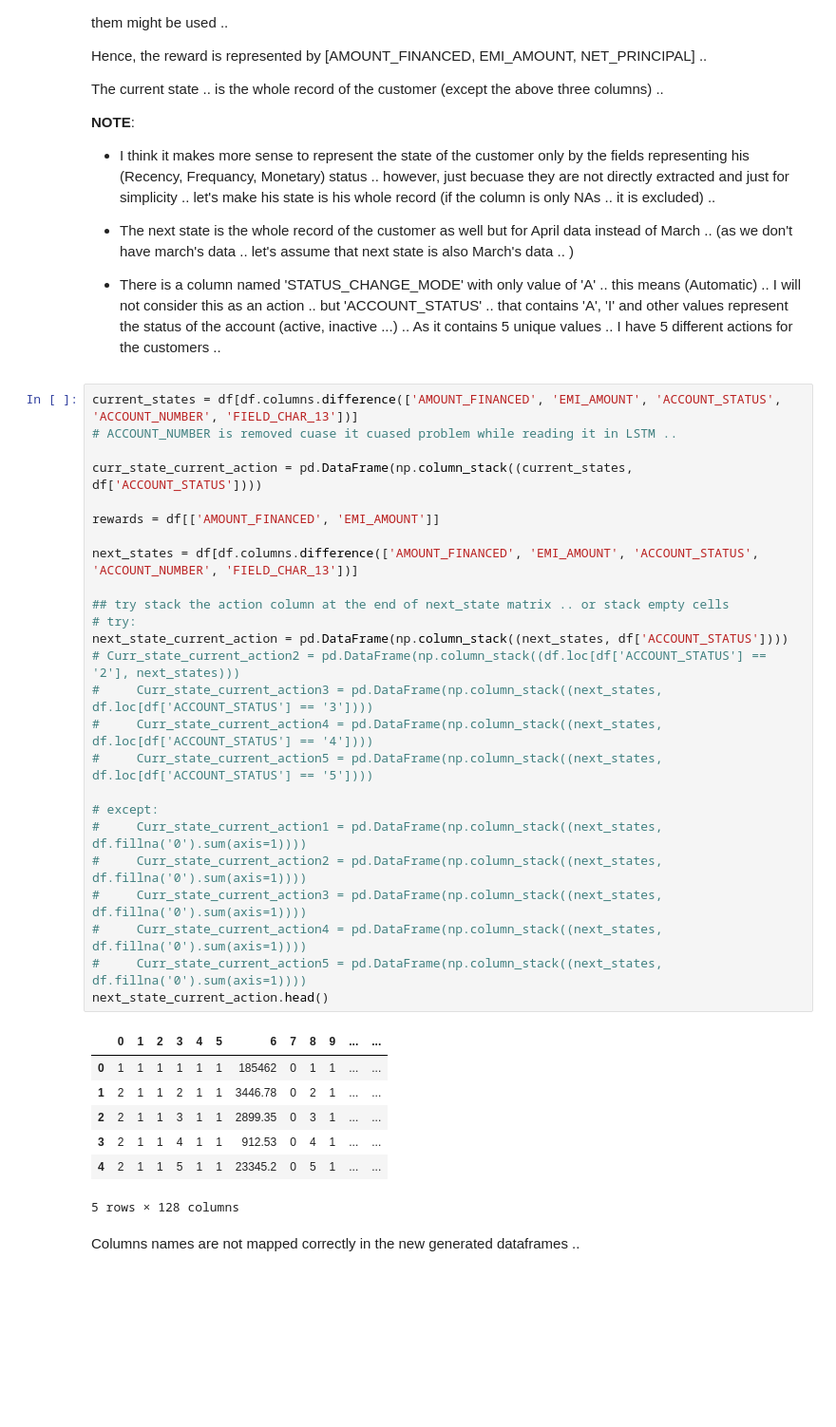
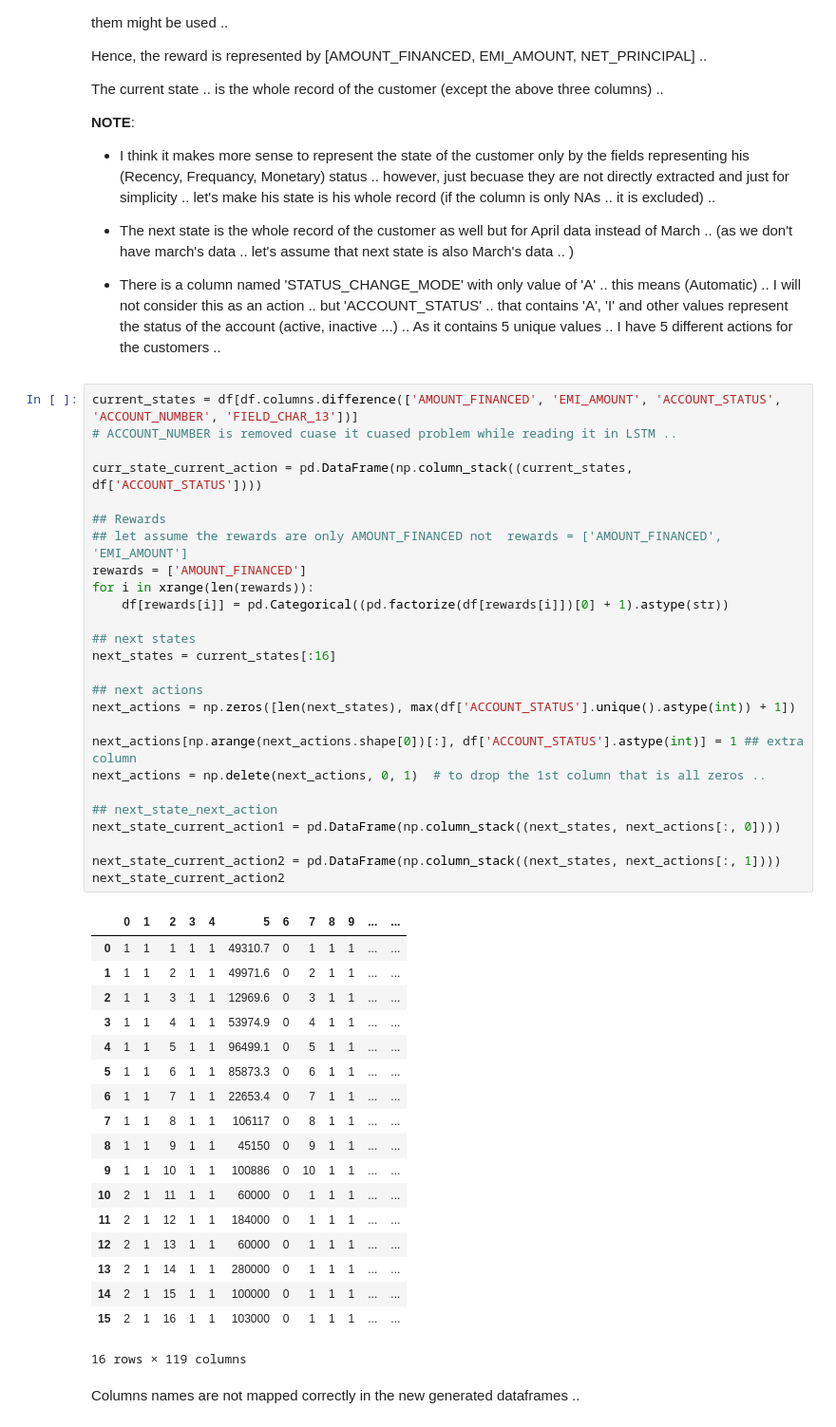
Before and after one commit to EAboelhamd/Myown_DeepLearning_Practice, a Jupyter notebook: PhD/DQN_CLV.ipynb, the cells around one changed output. Shown at 95% size. Drawn from its saved outputs; the diff is of its cells as text; blank space fills up the shorter version.

```diff
--- a/PhD/DQN_CLV.ipynb
+++ b/PhD/DQN_CLV.ipynb
@@ -627,39 +610,51 @@ __NOTE__:
 - The next state is the whole record of the customer as well but for April data instead of March .. (as we don't have march's data .. let's assume that next state is also March's data .. )
 
 - There is a column named 'STATUS_CHANGE_MODE' with only value of 'A' .. this means (Automatic) .. I will not consider this as an action .. but 'ACCOUNT_STATUS' .. that contains 'A', 'I' and other values represent the status of the account (active, inactive ...) .. As it contains 5 unique values .. I have 5 different actions for the customers ..
-# %%
-current_states = df[df.columns.difference(['AMOUNT_FINANCED', 'EMI_AMOUNT', 'ACCOUNT_STATUS', 'ACCOUNT_NUMBER', 'FIELD_CHAR_13'])]
-# ACCOUNT_NUMBER is removed cuase it cuased problem while reading it in LSTM ..
-
-curr_state_current_action = pd.DataFrame(np.column_stack((current_states, df['ACCOUNT_STATUS'])))
-
-rewards = df[['AMOUNT_FINANCED', 'EMI_AMOUNT']]
-
-next_states = df[df.columns.difference(['AMOUNT_FINANCED', 'EMI_AMOUNT', 'ACCOUNT_STATUS', 'ACCOUNT_NUMBER', 'FIELD_CHAR_13'])]
-
-## try stack the action column at the end of next_state matrix .. or stack empty cells
-# try:
-next_state_current_action = pd.DataFrame(np.column_stack((next_states, df['ACCOUNT_STATUS'])))
-# Curr_state_current_action2 = pd.DataFrame(np.column_stack((df.loc[df['ACCOUNT_STATUS'] == '2'], next_states)))
-#     Curr_state_current_action3 = pd.DataFrame(np.column_stack((next_states, df.loc[df['ACCOUNT_STATUS'] == '3'])))
-#     Curr_state_current_action4 = pd.DataFrame(np.column_stack((next_states, df.loc[df['ACCOUNT_STATUS'] == '4'])))
-#     Curr_state_current_action5 = pd.DataFrame(np.column_stack((next_states, df.loc[df['ACCOUNT_STATUS'] == '5'])))
-
-# except:
-#     Curr_state_current_action1 = pd.DataFrame(np.column_stack((next_states, df.fillna('0').sum(axis=1))))
-#     Curr_state_current_action2 = pd.DataFrame(np.column_stack((next_states, df.fillna('0').sum(axis=1))))
-#     Curr_state_current_action3 = pd.DataFrame(np.column_stack((next_states, df.fillna('0').sum(axis=1))))
-#     Curr_state_current_action4 = pd.DataFrame(np.column_stack((next_states, df.fillna('0').sum(axis=1))))
-#     Curr_state_current_action5 = pd.DataFrame(np.column_stack((next_states, df.fillna('0').sum(axis=1))))
-next_state_current_action.head()
-# %% [output]
-|  | 0 | 1 | 2 | 3 | 4 | 5 | 6 | 7 | 8 | 9 | ... | ... |
-| 0 | 1 | 1 | 1 | 1 | 1 | 1 | 185462 | 0 | 1 | 1 | ... | ... |
-| 1 | 2 | 1 | 1 | 2 | 1 | 1 | 3446.78 | 0 | 2 | 1 | ... | ... |
-| 2 | 2 | 1 | 1 | 3 | 1 | 1 | 2899.35 | 0 | 3 | 1 | ... | ... |
-| 3 | 2 | 1 | 1 | 4 | 1 | 1 | 912.53 | 0 | 4 | 1 | ... | ... |
-| 4 | 2 | 1 | 1 | 5 | 1 | 1 | 23345.2 | 0 | 5 | 1 | ... | ... |
-5 rows × 128 columns
+# %%
+current_states = df[df.columns.difference(['AMOUNT_FINANCED', 'EMI_AMOUNT', 'ACCOUNT_STATUS', 'ACCOUNT_NUMBER', 'FIELD_CHAR_13'])]
+# ACCOUNT_NUMBER is removed cuase it cuased problem while reading it in LSTM ..
+
+curr_state_current_action = pd.DataFrame(np.column_stack((current_states, df['ACCOUNT_STATUS'])))
+
+## Rewards
+## let assume the rewards are only AMOUNT_FINANCED not  rewards = ['AMOUNT_FINANCED', 'EMI_AMOUNT']
+rewards = ['AMOUNT_FINANCED']
+for i in xrange(len(rewards)):
+    df[rewards[i]] = pd.Categorical((pd.factorize(df[rewards[i]])[0] + 1).astype(str))
+
+## next states
+next_states = current_states[:16]
+
+## next actions
+next_actions = np.zeros([len(next_states), max(df['ACCOUNT_STATUS'].unique().astype(int)) + 1])
+
+next_actions[np.arange(next_actions.shape[0])[:], df['ACCOUNT_STATUS'].astype(int)] = 1 ## extra column
+next_actions = np.delete(next_actions, 0, 1)  # to drop the 1st column that is all zeros ..
+
+## next_state_next_action
+next_state_current_action1 = pd.DataFrame(np.column_stack((next_states, next_actions[:, 0])))
+
+next_state_current_action2 = pd.DataFrame(np.column_stack((next_states, next_actions[:, 1])))
+next_state_current_action2
+# %% [output]
+|  | 0 | 1 | 2 | 3 | 4 | 5 | 6 | 7 | 8 | 9 | ... | ... |
+| 0 | 1 | 1 | 1 | 1 | 1 | 49310.7 | 0 | 1 | 1 | 1 | ... | ... |
+| 1 | 1 | 1 | 2 | 1 | 1 | 49971.6 | 0 | 2 | 1 | 1 | ... | ... |
+| 2 | 1 | 1 | 3 | 1 | 1 | 12969.6 | 0 | 3 | 1 | 1 | ... | ... |
+| 3 | 1 | 1 | 4 | 1 | 1 | 53974.9 | 0 | 4 | 1 | 1 | ... | ... |
+| 4 | 1 | 1 | 5 | 1 | 1 | 96499.1 | 0 | 5 | 1 | 1 | ... | ... |
+| 5 | 1 | 1 | 6 | 1 | 1 | 85873.3 | 0 | 6 | 1 | 1 | ... | ... |
+| 6 | 1 | 1 | 7 | 1 | 1 | 22653.4 | 0 | 7 | 1 | 1 | ... | ... |
+| 7 | 1 | 1 | 8 | 1 | 1 | 106117 | 0 | 8 | 1 | 1 | ... | ... |
+| 8 | 1 | 1 | 9 | 1 | 1 | 45150 | 0 | 9 | 1 | 1 | ... | ... |
+| 9 | 1 | 1 | 10 | 1 | 1 | 100886 | 0 | 10 | 1 | 1 | ... | ... |
+| 10 | 2 | 1 | 11 | 1 | 1 | 60000 | 0 | 1 | 1 | 1 | ... | ... |
+| 11 | 2 | 1 | 12 | 1 | 1 | 184000 | 0 | 1 | 1 | 1 | ... | ... |
+| 12 | 2 | 1 | 13 | 1 | 1 | 60000 | 0 | 1 | 1 | 1 | ... | ... |
+| 13 | 2 | 1 | 14 | 1 | 1 | 280000 | 0 | 1 | 1 | 1 | ... | ... |
+| 14 | 2 | 1 | 15 | 1 | 1 | 100000 | 0 | 1 | 1 | 1 | ... | ... |
+| 15 | 2 | 1 | 16 | 1 | 1 | 103000 | 0 | 1 | 1 | 1 | ... | ... |
+16 rows × 119 columns
 # %% [markdown]
 Columns names are not mapped correctly in the new generated dataframes ..
 # %%
```
Also changed, not shown: parts of 51 cells of this notebook.
